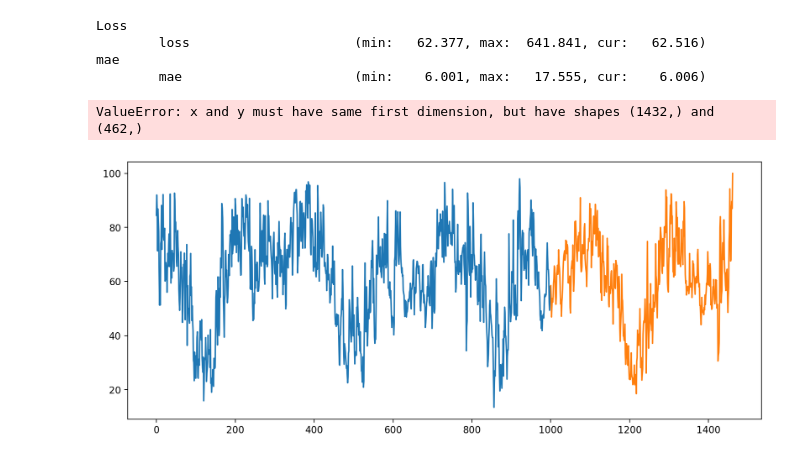
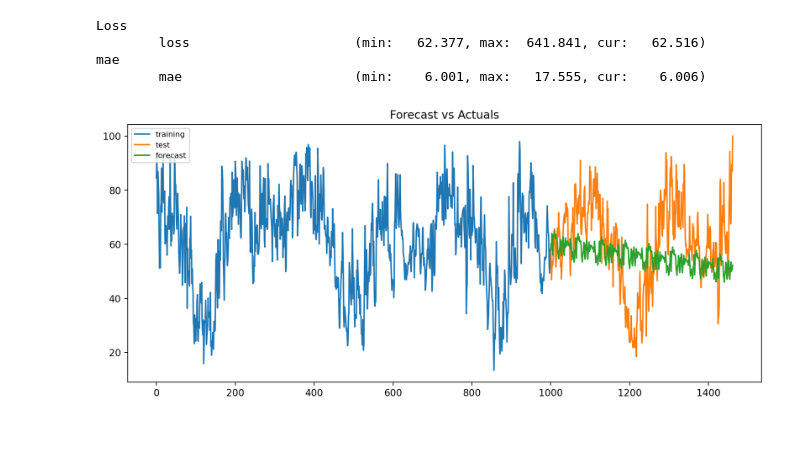
Before and after one commit to PRJSS/data-processing, a Jupyter notebook: lab2/Lab2.ipynb, the cells around one changed output. Saved outputs shown, nothing was run; the diff lists cells and outputs as text; code cells hidden in the pictures; blank space fills up the shorter version.

Commit message:
fix: LSTM method graphic

```diff
--- a/lab2/Lab2.ipynb
+++ b/lab2/Lab2.ipynb
@@ -157,11 +157,10 @@ y_predicted = pd.Series(fc.predicted_mean, index=row[training_sequences:].index)
 # %%
 plt.figure(figsize=(12,5), dpi=200)
 plt.plot(range(training_sequences), row[:training_sequences], label='training')
 plt.plot(range(training_sequences, len(row)), row[training_sequences:], label='test')
-plt.plot(range(sequence_length, len(row)), y_predicted, label='forecast')
+plt.plot(range(training_sequences, len(row)), y_predicted, label='forecast')
 plt.title('Forecast vs Actuals')
 plt.legend(loc='upper left', fontsize=8)
 plt.show()
 # %% [output]
-ValueError: x and y must have same first dimension, but have shapes (1432,) and (462,)
-[figure, old version]
+[figure, new version]
```
